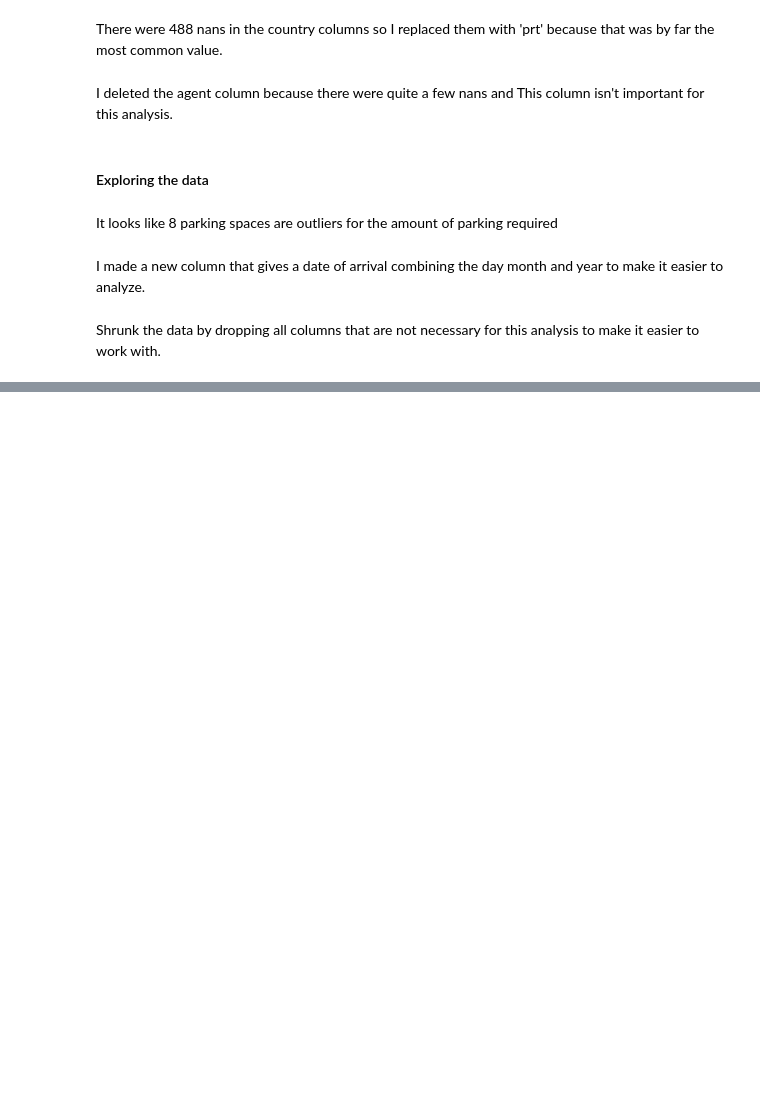
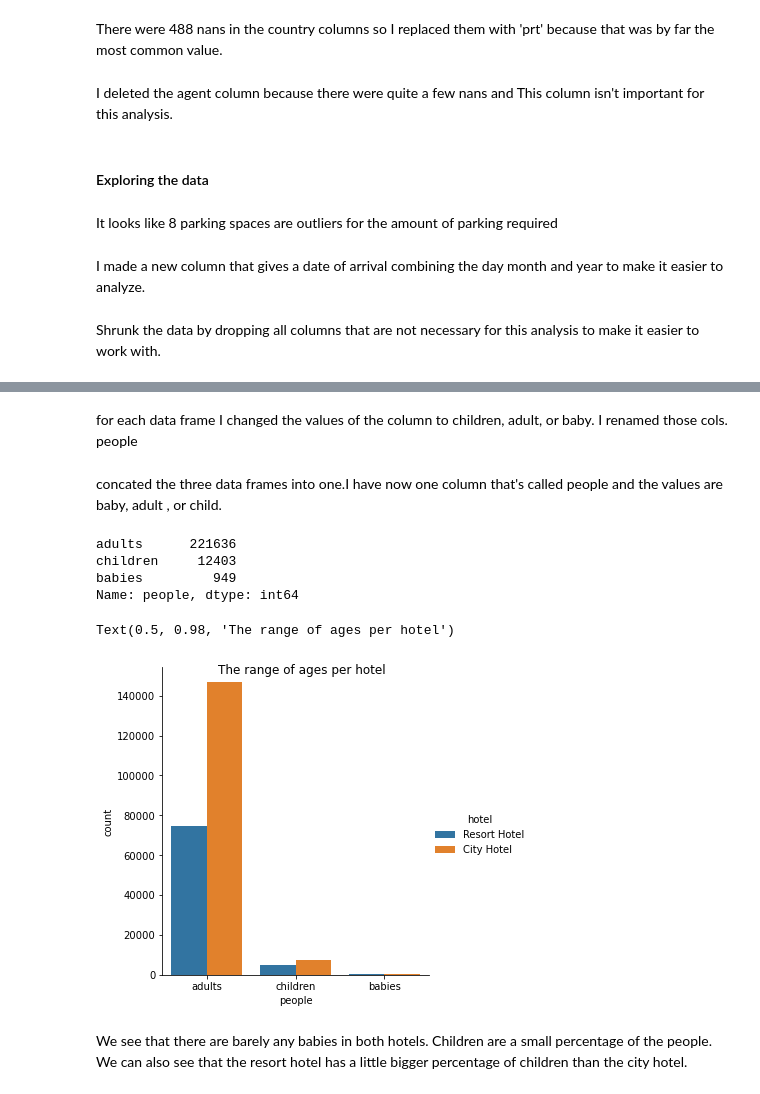
Before and after one commit to leahitzinger/leahs-work, a Jupyter notebook: seeborn_guided_project.ipynb, the cells around one changed output, grey strips where cells are left out. Drawn from its saved outputs; the diff is of its cells as text; code cells hidden in the pictures; blank space fills up the shorter version.

```diff
--- a/seeborn_guided_project.ipynb
+++ b/seeborn_guided_project.ipynb
@@ -88,0 +126,2 @@ Shrunk the data by dropping all columns that are not necessary for this analysis
+# %%
+hotel_adults.rename(columns={"adults": "people"}, inplace=True)
@@ -88,0 +130,25 @@ Shrunk the data by dropping all columns that are not necessary for this analysis
+# %%
+hotel_babies.rename(columns={"babies": "people"}, inplace=True)
+# %%
+hotel_children.rename(columns={"children": "people"}, inplace=True)
+# %% [markdown]
+for each data frame I changed the values of the column to children, adult, or baby. I renamed those cols. people
+# %%
+people=pd.concat([hotel_adults, hotel_children,hotel_babies], axis=0)
+# %% [markdown]
+concated the three data frames into one.I have now one column that's called people and the values are baby, adult , or child.
+# %%
+people['people'].value_counts()
+# %% [output]
+adults      221636
+children     12403
+babies         949
+Name: people, dtype: int64
+# %%
+sns.catplot(data=people, x='people',kind='count',hue='hotel')
+plt.suptitle('The range of ages per hotel')
+# %% [output]
+Text(0.5, 0.98, 'The range of ages per hotel')
+[figure, added]
+# %% [markdown]
+We see that there are barely any babies in both hotels. Children are a small percentage of the people. We can also see that the resort hotel has a little bigger percentage of children than the city hotel.
```
Also changed, not shown: parts of 33 cells of this notebook.
